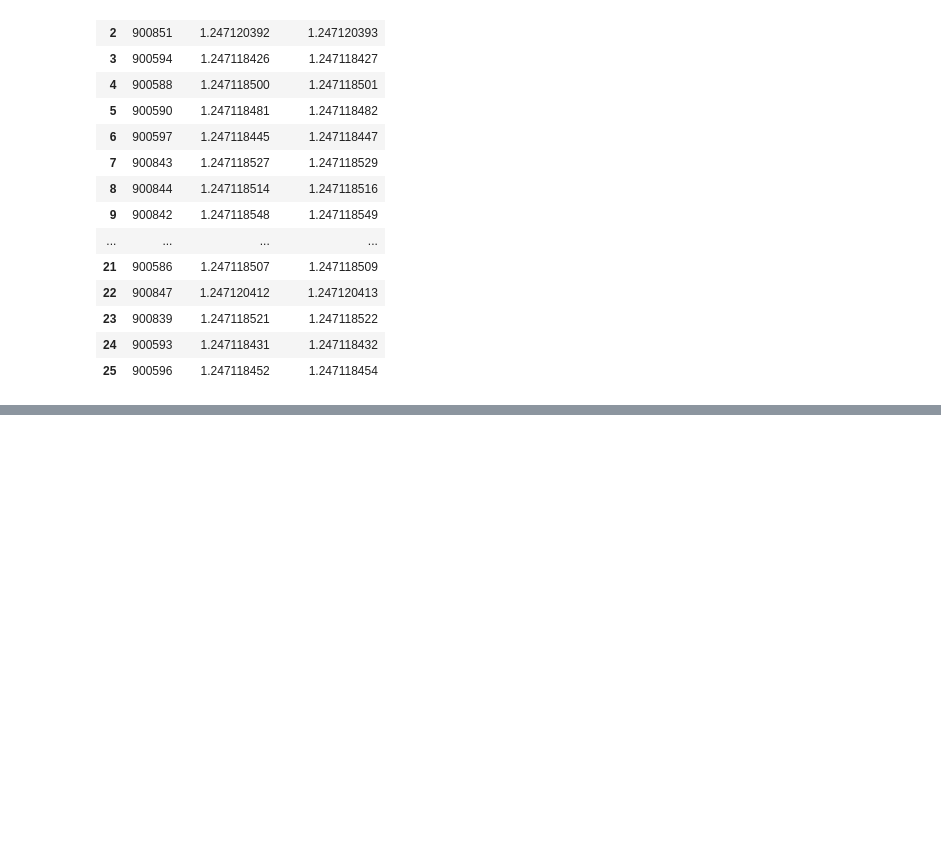
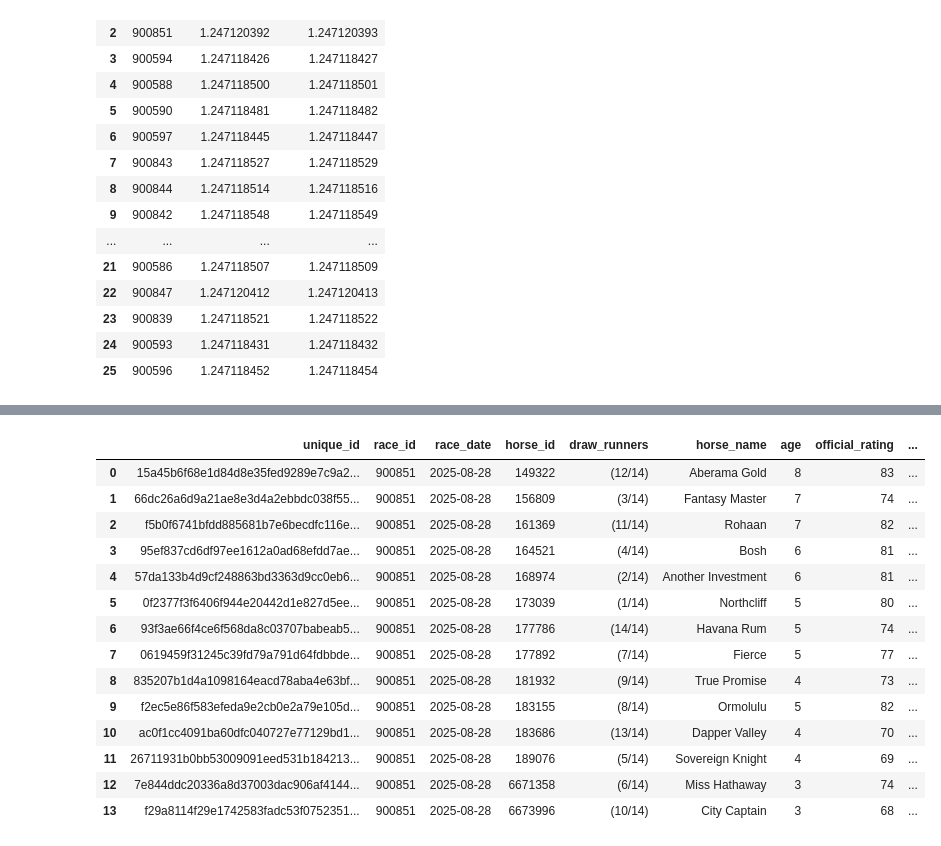
Before and after one commit to twattley/racing-api-project, a Jupyter notebook: notebooks/bf_client.ipynb, the cells around one changed output, grey strips where cells are left out. Drawn from its saved outputs; the diff is of its cells as text; code cells hidden in the pictures; blank space fills up the shorter version.

```diff
--- a/notebooks/bf_client.ipynb
+++ b/notebooks/bf_client.ipynb
@@ -259,0 +346,18 @@ bf
+# %%
+ri
+# %% [output]
+|  | unique_id | race_id | race_date | horse_id | draw_runners | horse_name | age | official_rating | ... |
+| 0 | 15a45b6f68e1d84d8e35fed9289e7c9a2... | 900851 | 2025-08-28 | 149322 | (12/14) | Aberama Gold | 8 | 83 | ... |
+| 1 | 66dc26a6d9a21ae8e3d4a2ebbdc038f55... | 900851 | 2025-08-28 | 156809 | (3/14) | Fantasy Master | 7 | 74 | ... |
+| 2 | f5b0f6741bfdd885681b7e6becdfc116e... | 900851 | 2025-08-28 | 161369 | (11/14) | Rohaan | 7 | 82 | ... |
+| 3 | 95ef837cd6df97ee1612a0ad68efdd7ae... | 900851 | 2025-08-28 | 164521 | (4/14) | Bosh | 6 | 81 | ... |
+| 4 | 57da133b4d9cf248863bd3363d9cc0eb6... | 900851 | 2025-08-28 | 168974 | (2/14) | Another Investment | 6 | 81 | ... |
+| 5 | 0f2377f3f6406f944e20442d1e827d5ee... | 900851 | 2025-08-28 | 173039 | (1/14) | Northcliff | 5 | 80 | ... |
+| 6 | 93f3ae66f4ce6f568da8c03707babeab5... | 900851 | 2025-08-28 | 177786 | (14/14) | Havana Rum | 5 | 74 | ... |
+| 7 | 0619459f31245c39fd79a791d64fdbbde... | 900851 | 2025-08-28 | 177892 | (7/14) | Fierce | 5 | 77 | ... |
+| 8 | 835207b1d4a1098164eacd78aba4e63bf... | 900851 | 2025-08-28 | 181932 | (9/14) | True Promise | 4 | 73 | ... |
+| 9 | f2ec5e86f583efeda9e2cb0e2a79e105d... | 900851 | 2025-08-28 | 183155 | (8/14) | Ormolulu | 5 | 82 | ... |
+| 10 | ac0f1cc4091ba60dfc040727e77129bd1... | 900851 | 2025-08-28 | 183686 | (13/14) | Dapper Valley | 4 | 70 | ... |
+| 11 | 26711931b0bb53009091eed531b184213... | 900851 | 2025-08-28 | 189076 | (5/14) | Sovereign Knight | 4 | 69 | ... |
+| 12 | 7e844ddc20336a8d37003dac906af4144... | 900851 | 2025-08-28 | 6671358 | (6/14) | Miss Hathaway | 3 | 74 | ... |
+| 13 | f29a8114f29e1742583fadc53f0752351... | 900851 | 2025-08-28 | 6673996 | (10/14) | City Captain | 3 | 68 | ... |
```
Also changed, not shown: parts of 12 cells of this notebook, 14 other files.
